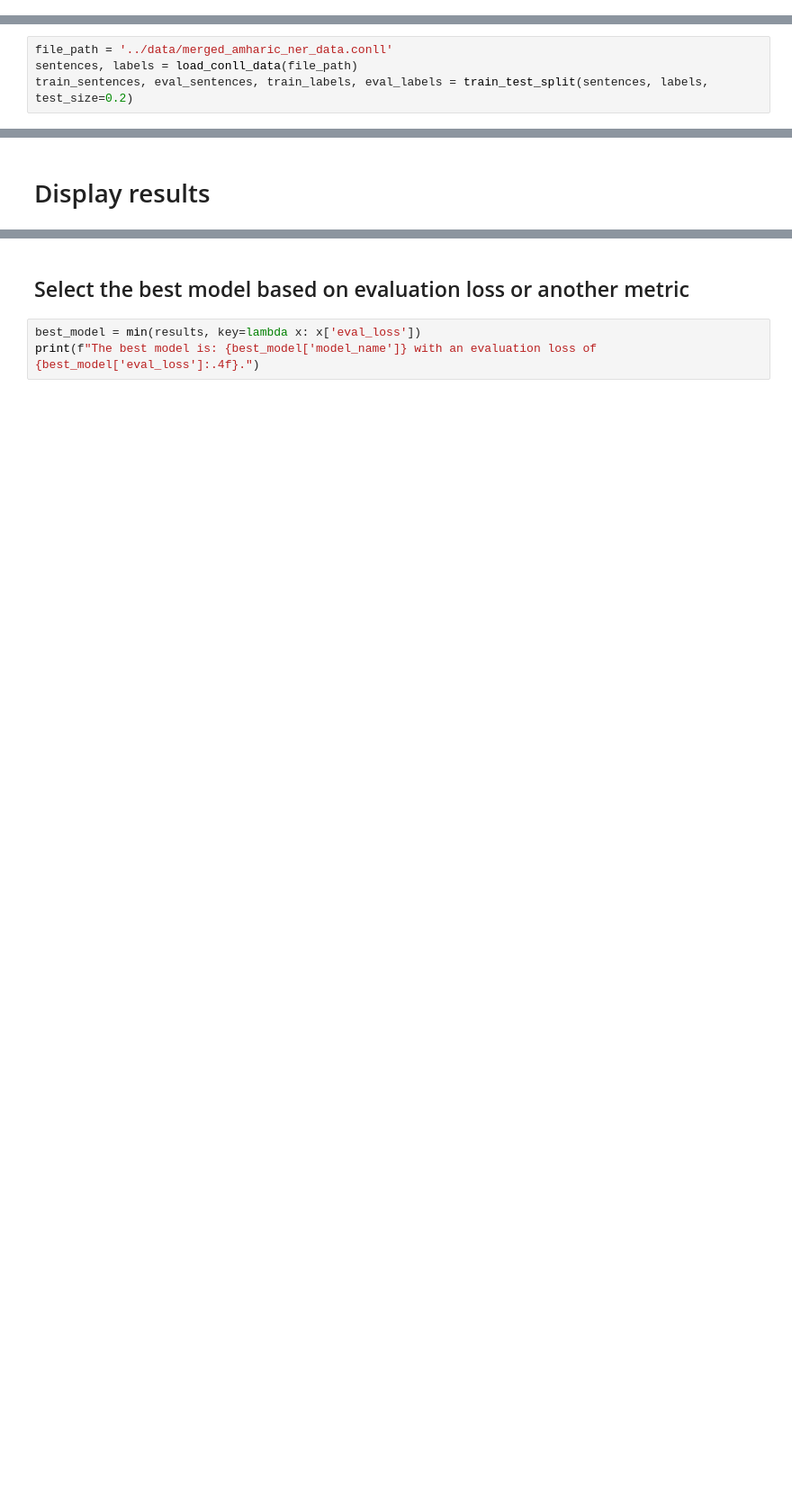
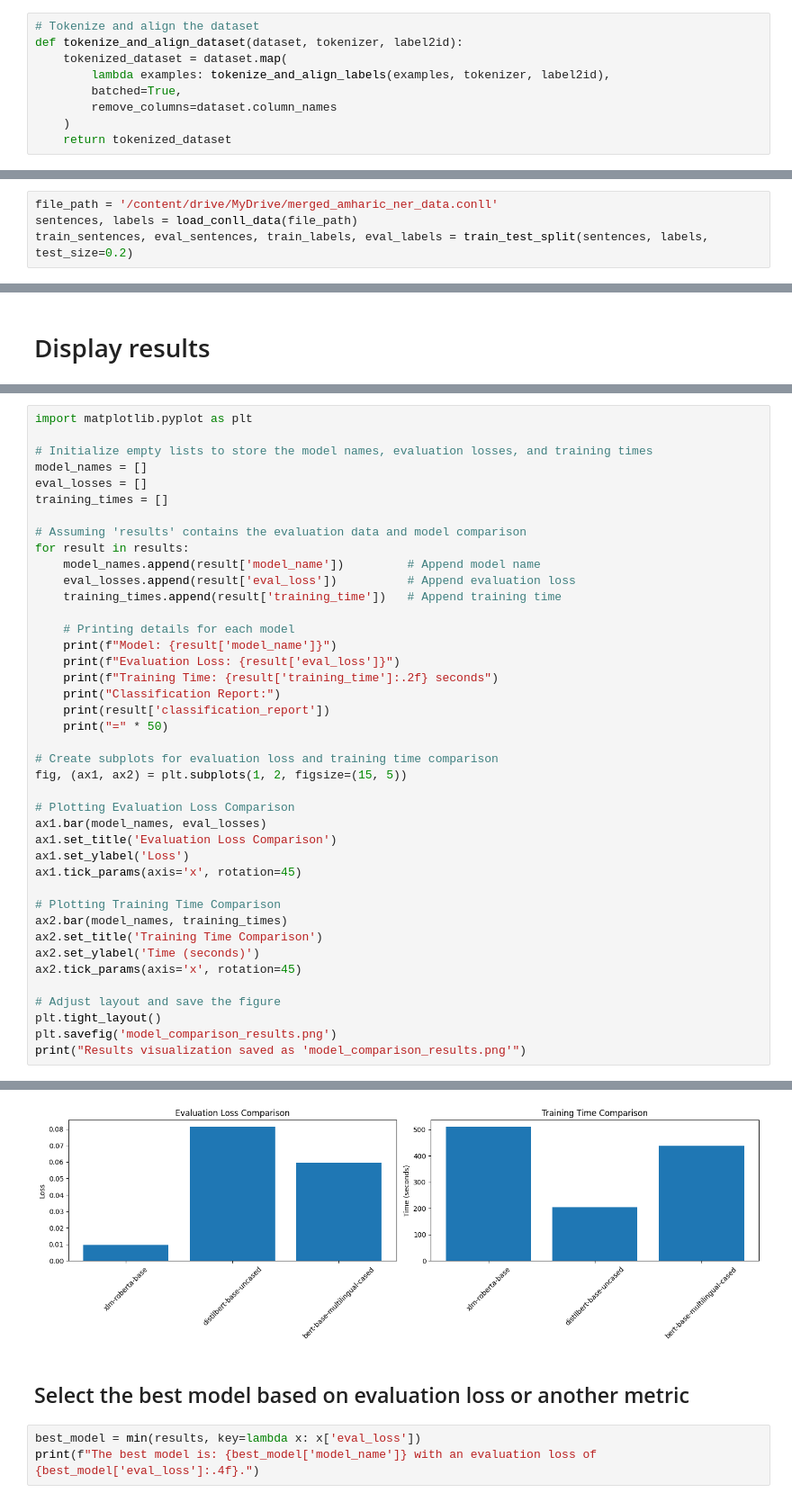
Before and after one commit to habteyesasfaw/EthioMart_Telegram_NER, a Jupyter notebook: notebooks/Evaluate_NER_Models.ipynb, the cells around one changed output, grey strips where cells are left out. Shown: that part at 90% size. Cells and saved outputs as stored; diff of their text form; blank space fills up the shorter version.

Commit message:
Fixed plotting issue

```diff
--- a/notebooks/Evaluate_NER_Models.ipynb
+++ b/notebooks/Evaluate_NER_Models.ipynb
@@ -112,6 +112,15 @@ def setup_trainer(model, tokenizer, train_dataset, eval_dataset, output_dir):
     )
 
     return trainer
+# %%
+# Tokenize and align the dataset
+def tokenize_and_align_dataset(dataset, tokenizer, label2id):
+    tokenized_dataset = dataset.map(
+        lambda examples: tokenize_and_align_labels(examples, tokenizer, label2id),
+        batched=True,
+        remove_columns=dataset.column_names
+    )
+    return tokenized_dataset
 # %% [markdown]
 # Function to fine-tune and evaluate the model
 # %%
@@ -181,7 +193,7 @@ def predict_ner(text, model, tokenizer, id2label):
 # %% [markdown]
 # Load and prepare data
 # %%
-file_path = '../data/merged_amharic_ner_data.conll'
+file_path = '/content/drive/MyDrive/merged_amharic_ner_data.conll'
 sentences, labels = load_conll_data(file_path)
 train_sentences, eval_sentences, train_labels, eval_labels = train_test_split(sentences, labels, test_size=0.2)
 # %% [markdown]
@@ -221,0 +252,42 @@ for result in results:
+# %%
+import matplotlib.pyplot as plt
+
+# Initialize empty lists to store the model names, evaluation losses, and training times
+model_names = []
+eval_losses = []
+training_times = []
+
+# Assuming 'results' contains the evaluation data and model comparison
+for result in results:
+    model_names.append(result['model_name'])         # Append model name
+    eval_losses.append(result['eval_loss'])          # Append evaluation loss
+    training_times.append(result['training_time'])   # Append training time
+
+    # Printing details for each model
+    print(f"Model: {result['model_name']}")
+    print(f"Evaluation Loss: {result['eval_loss']}")
+    print(f"Training Time: {result['training_time']:.2f} seconds")
+    print("Classification Report:")
+    print(result['classification_report'])
+    print("=" * 50)
+
+# Create subplots for evaluation loss and training time comparison
+fig, (ax1, ax2) = plt.subplots(1, 2, figsize=(15, 5))
+
+# Plotting Evaluation Loss Comparison
+ax1.bar(model_names, eval_losses)
+ax1.set_title('Evaluation Loss Comparison')
+ax1.set_ylabel('Loss')
+ax1.tick_params(axis='x', rotation=45)
+
+# Plotting Training Time Comparison
+ax2.bar(model_names, training_times)
+ax2.set_title('Training Time Comparison')
+ax2.set_ylabel('Time (seconds)')
+ax2.tick_params(axis='x', rotation=45)
+
+# Adjust layout and save the figure
+plt.tight_layout()
+plt.savefig('model_comparison_results.png')
+print("Results visualization saved as 'model_comparison_results.png'")
+# %% [output]
@@ -222,3 +311,4 @@ for result in results:
+[figure, added]
 # %% [markdown]
 ## Select the best model based on evaluation loss or another metric
 # %%
```
Also changed, not shown: parts of 8 cells of this notebook, 1 other file.
